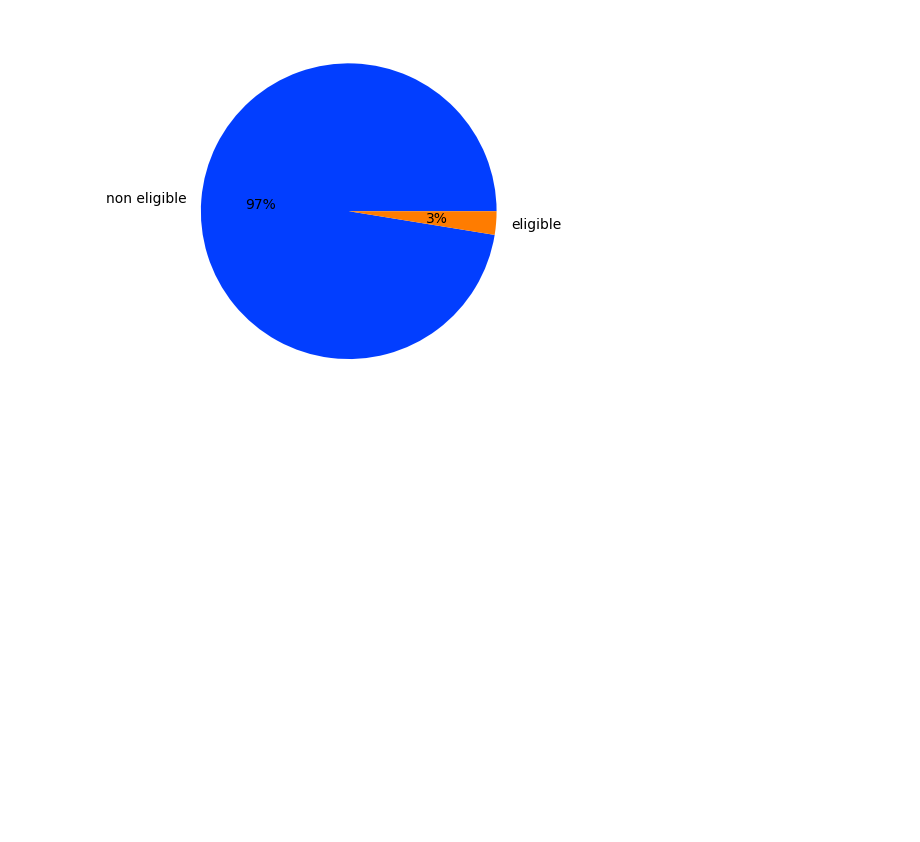
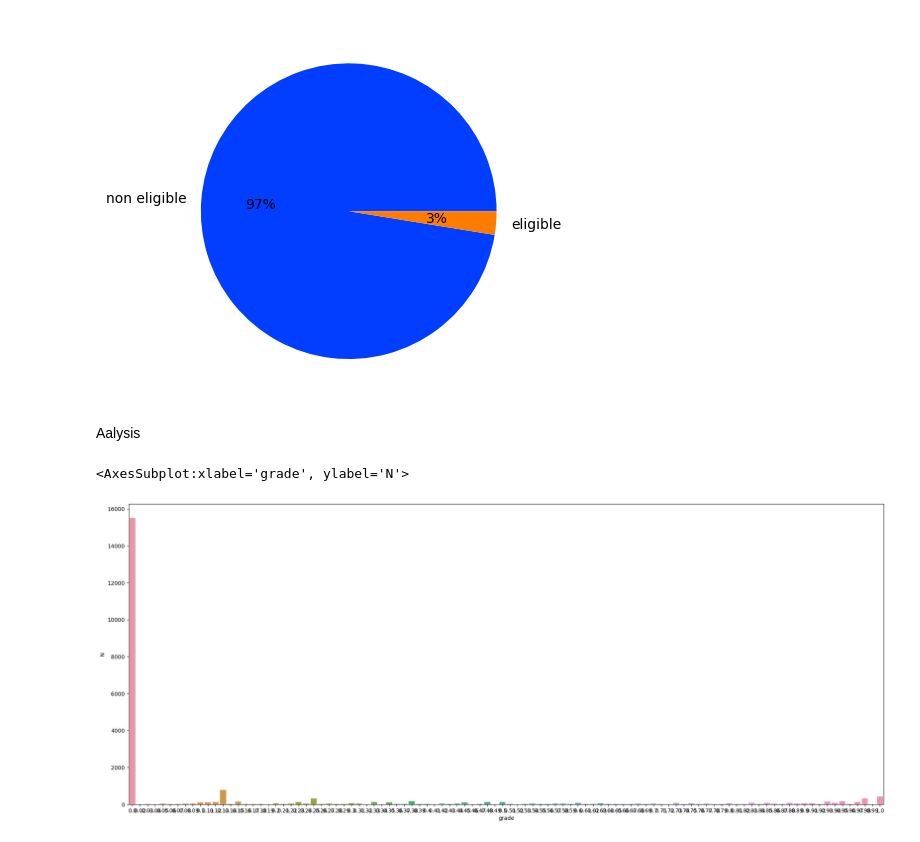
Before and after one commit to data-IA-2022/MOOC_Fengfeng_David, a Jupyter notebook: analyse.ipynb, the cells around one changed output. Drawn from its saved outputs; the diff is of its cells as text; code cells hidden in the pictures; blank space fills up the shorter version.

```diff
--- a/analyse.ipynb
+++ b/analyse.ipynb
@@ -34,3 +34,15 @@ plt.pie(df['eligibility'].value_counts(),labels=['non eligible', 'eligible'], co
 plt.show()
 # %% [output]
 [figure]
+# %% [markdown]
+Aalysis
+# %%
+df_grade = pd.read_sql("Select grade, count(*) AS N from g3_MOOC.`Result` r GROUP BY grade;", engine)
+# %%
+df_grade = df_grade.dropna()
+# %%
+plt.figure(figsize=(25,10))
+sns.barplot(data=df_grade, x="grade", y="N")
+# %% [output]
+<AxesSubplot:xlabel='grade', ylabel='N'>
+[figure, added]
```
Also changed, not shown: parts of 7 cells of this notebook, 1 other file.
